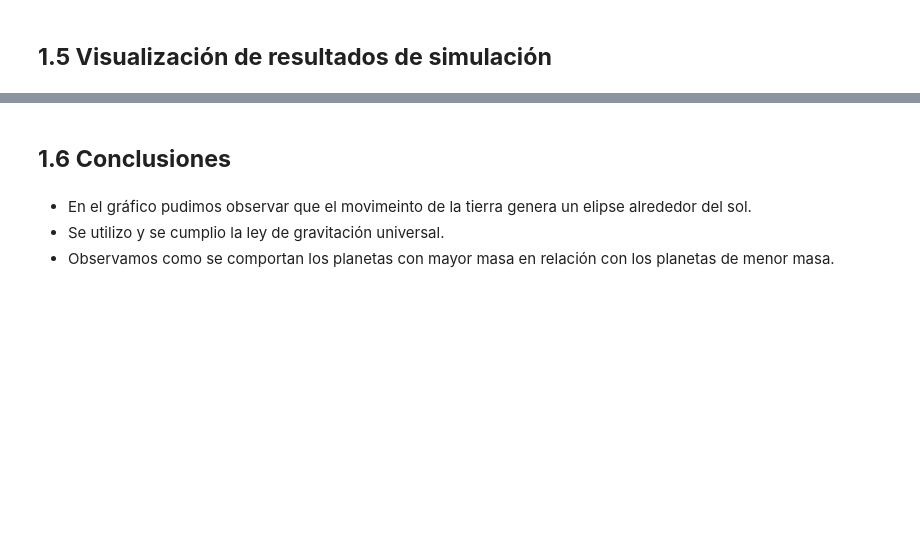
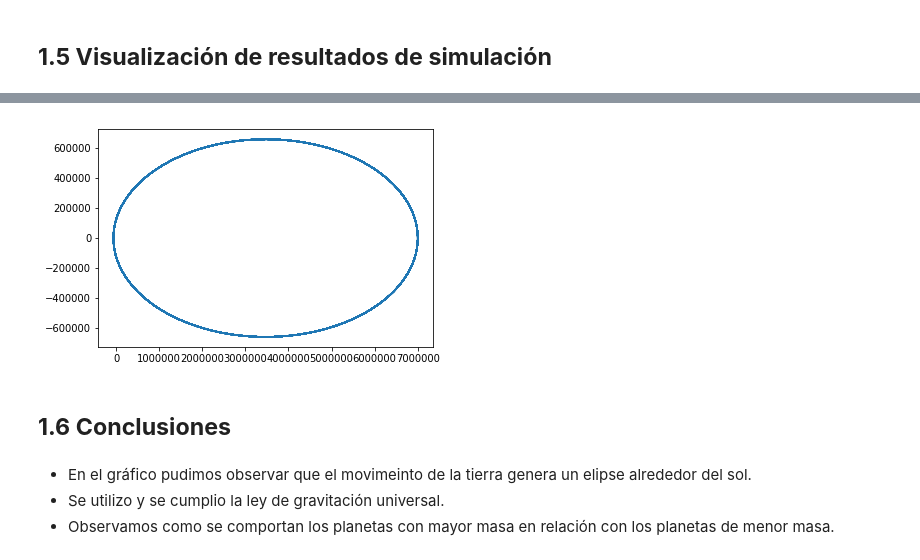
Before and after one commit to BrunoPimentelVargas/proyecto_modulo2, a Jupyter notebook: ProyectoModulo2_GalindoA_PimentelB.ipynb, the cells around one changed output, grey strips where cells are left out. Saved outputs shown, nothing was run; the diff lists cells and outputs as text; code cells hidden in the pictures; blank space fills up the shorter version.

```diff
--- a/ProyectoModulo2_GalindoA_PimentelB.ipynb
+++ b/ProyectoModulo2_GalindoA_PimentelB.ipynb
@@ -186,2 +208,26 @@ plt.show()
+# %%
+#cálculo de una elipse
+import numpy as np
+import matplotlib.pyplot as plt
+from scipy.integrate import odeint
+
+def dr_dtt(y, t):
+
+    Gc = 6.672*(10**-11)
+    M = 5.972*(10**24)
+    mu = Gc*M
+    r = np.sqrt(y[0]**2 + y[1]**2 + y[2]**2)
+
+    dy0 = y[3]
+    dy1 = y[4]
+    dy2 = y[5]
+    dy3 = -(mu / (r**3)) * y[0]
+    dy4 = -(mu / (r**3)) * y[1]
+    dy5 = -(mu / (r**3)) * y[2]
+    return [dy0, dy1, dy2, dy3, dy4, dy5]
+
+tt = np.arange(0, 100000, 0.1)
+yy0 = [7.e6, 0., 0., 0., 1.e3, 0.]
+yy = odeint(dr_dtt, yy0, tt)
 # %% [markdown]
 ## **1.5 Visualización de resultados de simulación**
@@ -188,3 +249,8 @@ plt.show()
+# %%
+plt.plot(yy[:,0], yy[:,1])
+plt.show()
+# %% [output]
+[figure, added]
 # %% [markdown]
 ## **1.6 Conclusiones**
 # %% [markdown]
```
Also changed, not shown: parts of 11 cells of this notebook, 1 other file.
